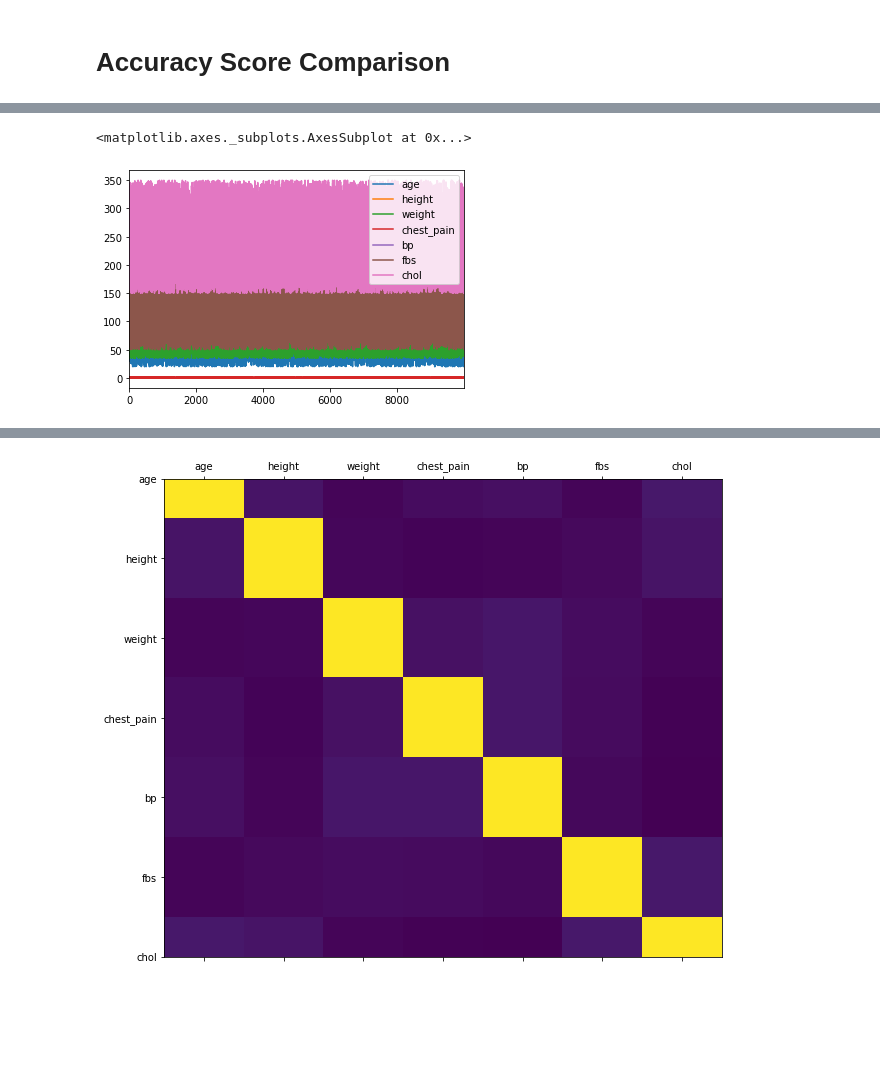
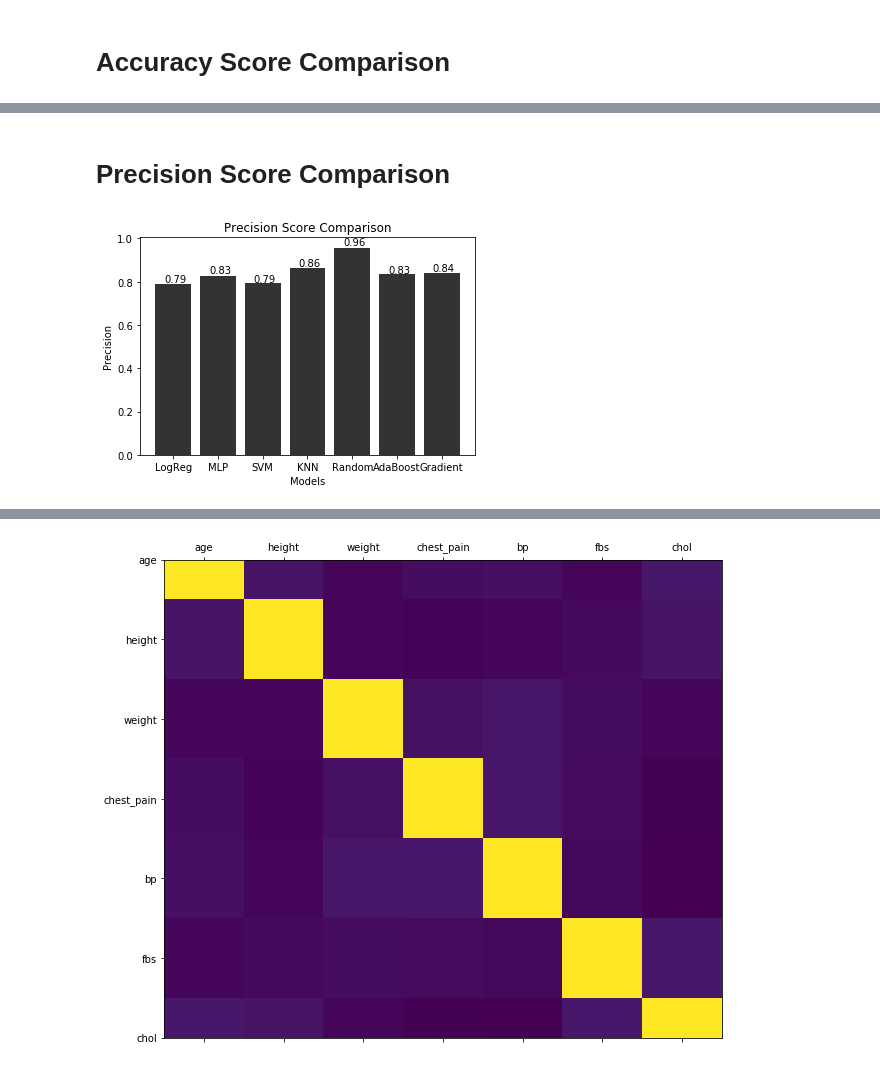
Before and after one commit to RaghavK16/heartrisk, a Jupyter notebook: Heart_Risk_Prediction_Final.ipynb, the cells around one changed output, grey strips where cells are left out. Drawn from its saved outputs; the diff is of its cells as text; code cells hidden in the pictures; blank space fills up the shorter version.

```diff
--- a/Heart_Risk_Prediction_Final.ipynb
+++ b/Heart_Risk_Prediction_Final.ipynb
@@ -716,0 +808,15 @@ Accuracy: 0.816
+# %%
+acc6 = metrics.accuracy_score(test_y, pred_y6)
+print("Accuracy:",acc6)
+
+prec6 = metrics.precision_score(test_y, pred_y6)
+print("Precision:",prec6)
+
+recall6 = metrics.recall_score(test_y, pred_y6)
+print("Recall:",recall6)
+
+f1sc6 = metrics.f1_score(test_y, pred_y6)
+print("F1-Score:",f1sc6)
+
+kappa6 = metrics.cohen_kappa_score(test_y, pred_y6)
+print("Kappa-Stat:",kappa6)
@@ -812,5 +889,18 @@ df
-# %%
-df.iloc[:,:-1].plot()
-# %% [output]
-<matplotlib.axes._subplots.AxesSubplot at 0x...>
-[figure, removed]
+# %% [markdown]
+# Precision Score Comparison
+# %%
+xval1 = np.arange(7)
+yval1 = [prec0,prec1,prec2,prec3,prec4,prec5,prec6]
+yval11 = [round(x,2) for x in yval1]
+xname = ['LogReg','MLP','SVM','KNN','Random','AdaBoost','Gradient']
+
+plt.bar(xval1,yval1,color=(0.2, 0.2, 0.2))
+plt.xticks(xval1,xname)
+plt.xlabel('Models')
+plt.ylabel('Precision')
+for i, top_label in enumerate(yval11):
+    plt.text(xval1[i] - 0.20, top_label + 0.01, str(top_label))
+plt.title('Precision Score Comparison')
+plt.show()
+# %% [output]
+[figure, added]
```
Also changed, not shown: parts of 74 cells of this notebook.
